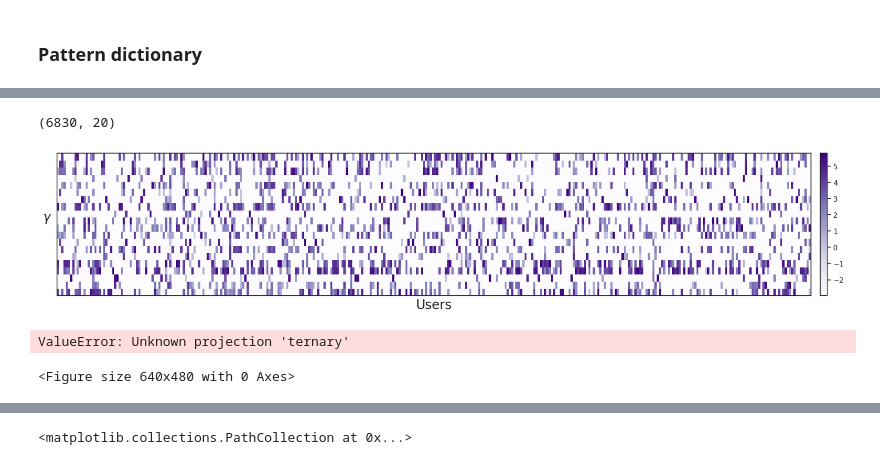
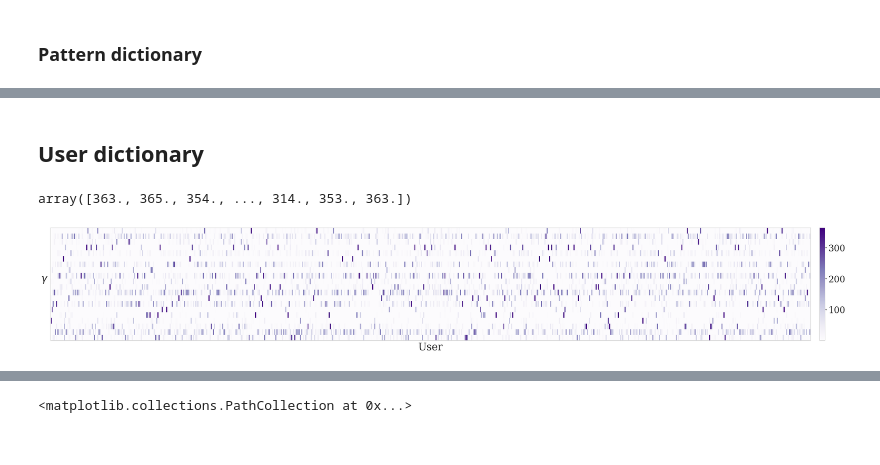
Before and after one commit to kabolat/behavio-temporal-vae, a Jupyter notebook: notebooks/inspect_indiviudal_model.ipynb, the cells around one changed output, grey strips where cells are left out. Cells and saved outputs as stored; diff of their text form; code cells hidden in the pictures.

```diff
--- a/notebooks/inspect_indiviudal_model.ipynb
+++ b/notebooks/inspect_indiviudal_model.ipynb
@@ -5,9 +5,11 @@ os.chdir(os.path.abspath('..'))
 import json
 import numpy as np
 import torch
+import datetime
 import matplotlib.pyplot as plt
 import seaborn as sns
-sns.set_theme(style='dark')
+sns.set_theme(style="whitegrid", font='serif')
+sns.set_context("paper", font_scale=2.5)
 # %%
 %load_ext autoreload
 %autoreload 2
@@ -19,8 +22,9 @@ import src.testing_lib as testing_lib
 # %% [markdown]
 ### Find the desired model
 # %%
-config_dir = '/home/kbolat/Python/behavio-temporal-vae/runs/sweep_Aug26_12-43-57'
+config_dir = '/home/kbolat/Python/behavio-temporal-vae/runs/sweep_runs_corrected/sweep_Sep21_20-43-56'
 config_file = 'config.json'
+save_dir = 'transfer'
 
 with open(os.path.join(config_dir, config_file), 'r') as f: config = json.load(f)
 # %%
@@ -170,19 +55,28 @@ if not os.path.exists(os.path.join(config_dir, 'visuals', 'user_dictionary')):
+# %% [markdown]
+## User dictionary
+# %%
+import pickle as pkl
+with open("/home/kbolat/Python/behavio-temporal-vae/data/goi4_dp_full_Gipuzkoa/user_encoding_models/model_11/model.pkl", "rb") as f:
+    user_model = pkl.load(f)
+# %%
+user_model.doc_lengths
+# %% [output]
+array([363., 365., 354., ..., 314., 353., 363.])
 # %%
-user_gamma = np.load("/home/kbolat/Python/behavio-temporal-vae/data/goi4_dp_full_Gipuzkoa/user_encoding_models/model_34/user_gamma.npy")
+user_gamma = np.load("/home/kbolat/Python/behavio-temporal-vae/data/goi4_dp_full_Gipuzkoa/user_encoding_models/model_11/user_gamma.npy")
-# %%
-user_gamma.shape
-# %% [output]
-(6830, 20)
 # %%
-ssample = 20 ## for visualization
-fig, ax = plt.subplots(figsize=(25, 4))
-plt.pcolormesh(np.log(user_gamma[2::ssample].T), cmap='Purples')
-ax.set_xlabel("Users", size=20)
-ax.set_ylabel(r"$\gamma$", size=20, rotation=0, labelpad=15)
+ssample = 10 ## for visualization
+fig, ax = plt.subplots(figsize=(40, 5))
+plt.pcolormesh(user_gamma[9::ssample].T, cmap='Purples')
+ax.set_xlabel("User", size=25)
+ax.set_ylabel(r"$\gamma$", size=25, rotation=0, labelpad=15)
 plt.xticks([])
 plt.yticks([])
-plt.savefig(os.path.join(config_dir, 'visuals', 'user_dictionary', 'user_gamma.png'), bbox_inches='tight', pad_inches=0)
 plt.colorbar(pad=0.01)
+
+if os.path.exists(save_dir):
+    plt.savefig(os.path.join(save_dir, f'user_gamma.png'), bbox_inches='tight', dpi=300, pad_inches=0)
+
 plt.show()
 # %% [output]
-[figure, old version]
+[figure, new version]
@@ -191,15 +83,2 @@ sns.set_theme(style='white', palette='Paired')
-# %%
-ax = plt.subplot(projection='ternary', ternary_sum=1)
-
-for i in np.argsort(np.linalg.norm(user_gamma, axis=1, ord=2))[5:350:15]:
-    ## take dirichlet samples using the user_gamma[i] as the concentration parameter
-    sample = np.random.dirichlet(user_gamma[i]/365*(500*np.random.rand()+300), size=1000).T
-    ax.scatter(sample[0], sample[1], sample[2], alpha=0.005)
-ax.taxis.set_ticks([])
-ax.laxis.set_ticks([])
-ax.raxis.set_ticks([])
-# %% [output]
-ValueError: Unknown projection 'ternary'
-<Figure size 640x480 with 0 Axes>
 # %%
 theta_mean = user_gamma / np.sum(user_gamma, axis=1, keepdims=True)
```
Also changed, not shown: parts of 23 cells of this notebook, 6 other files.
